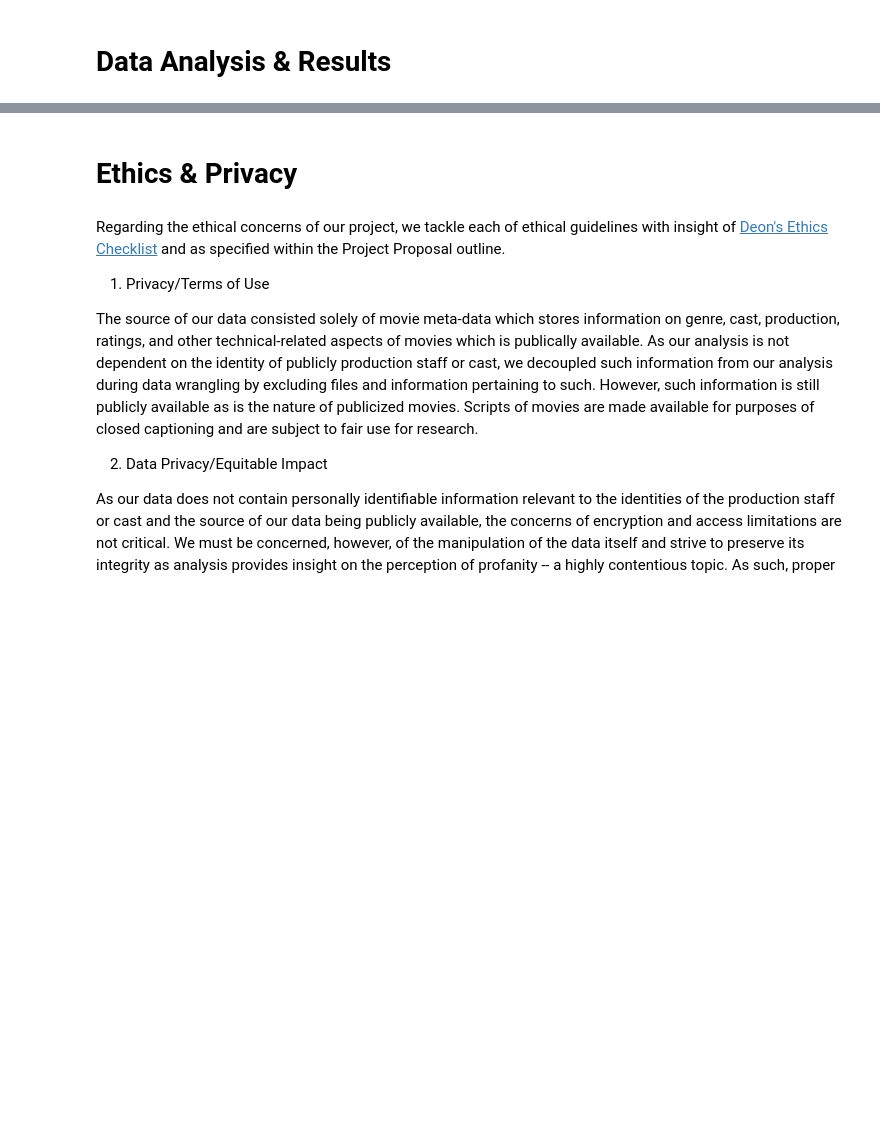
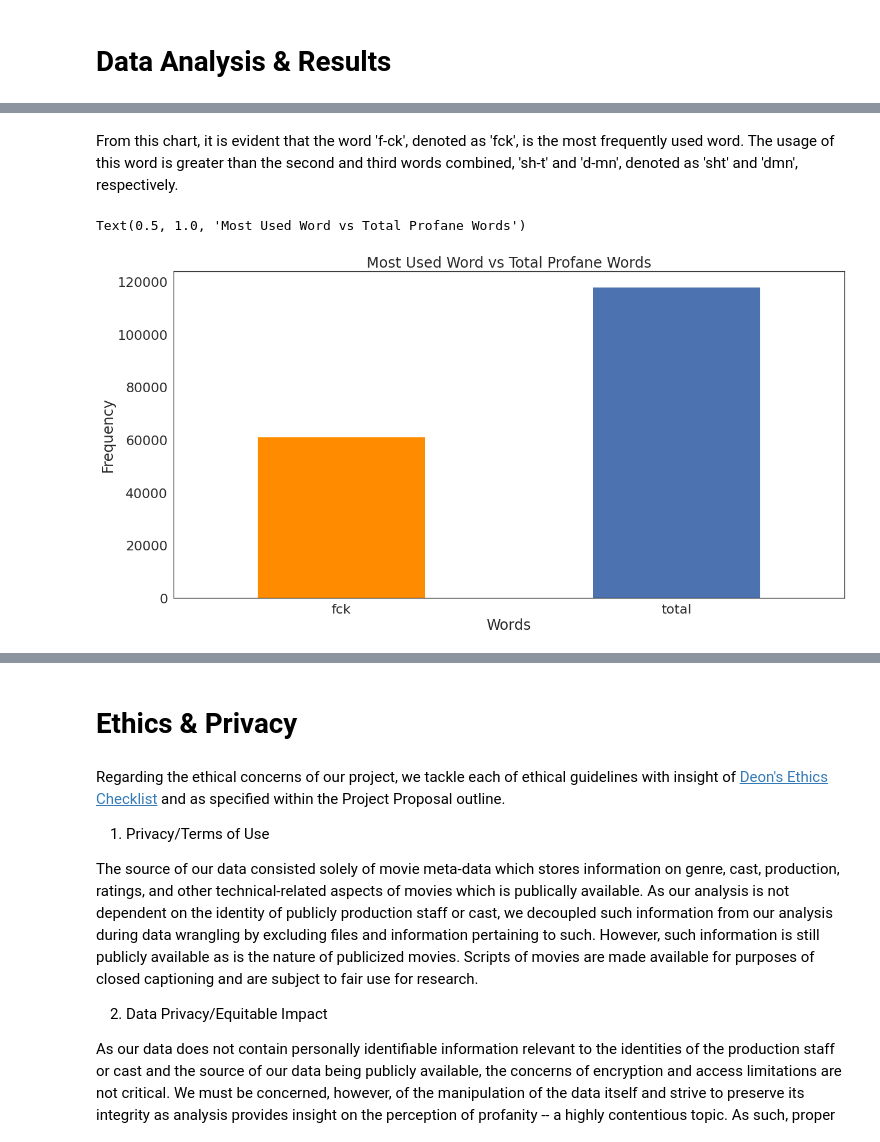
Before and after one commit to ima-quack/COGS108_ProfanityResearch, a Jupyter notebook: FinalProjectGroup_039-Wi23.ipynb, the cells around one changed output, grey strips where cells are left out. Cells and saved outputs as stored; diff of their text form; code cells hidden in the pictures; blank space fills up the shorter version.

```diff
--- a/FinalProjectGroup_039-Wi23.ipynb
+++ b/FinalProjectGroup_039-Wi23.ipynb
@@ -138,0 +243,17 @@ Include cells that describe the steps in your data analysis.
+# %% [markdown]
+From this chart, it is evident that the word 'f-ck', denoted as 'fck', is the most frequently used word. The usage of this word is greater than the second and third words combined, 'sh-t' and 'd-mn', denoted as 'sht' and 'dmn', respectively.
+# %%
+# Sum up the counts of 'f-ck' and 'total profane words'
+f_word_count = df['fuck'].sum()
+total_word_count = df['total'].sum()
+
+# Create a barplot that compares 'f-ck' count to 'total profane words' count
+quantities = pd.Series([f_word_count, total_word_count], index=['fck', 'total'])
+colors = ['#FF8C00', '#4C72B0']
+plt = quantities.plot(kind='bar', color=colors,  rot = 0)
+plt.set_xlabel('Words')
+plt.set_ylabel('Frequency')
+plt.set_title('Most Used Word vs Total Profane Words')
+# %% [output]
+Text(0.5, 1.0, 'Most Used Word vs Total Profane Words')
+[figure, added]
```
Also changed, not shown: parts of 17 cells of this notebook.
